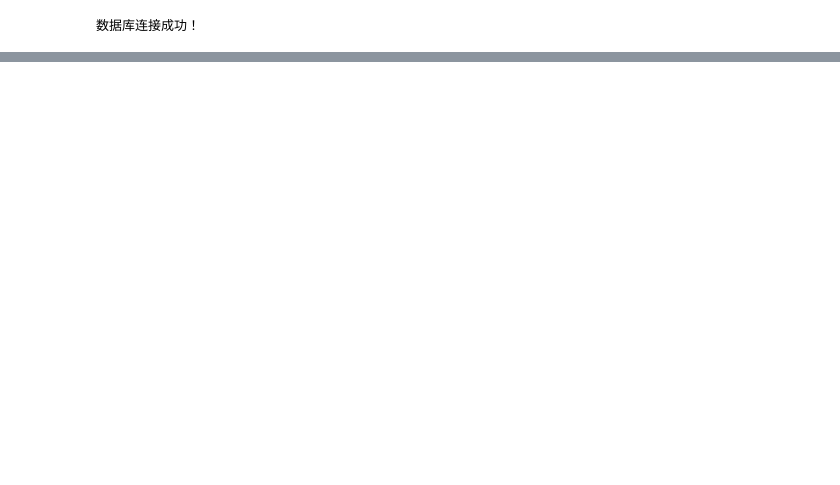
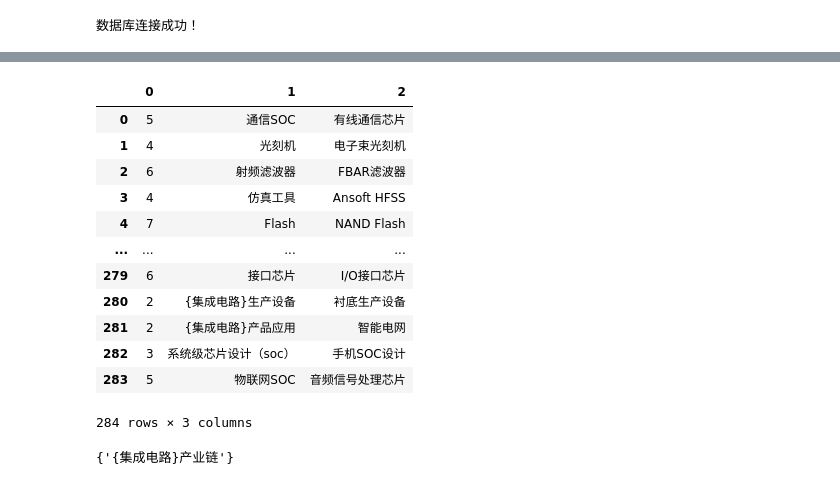
Before and after one commit to daiyipu/yiheng, a Jupyter notebook: industry_chain.ipynb, the cells around one changed output, grey strips where cells are left out. Saved outputs shown, nothing was run; the diff lists cells and outputs as text; code cells hidden in the pictures; blank space fills up the shorter version.

```diff
--- a/industry_chain.ipynb
+++ b/industry_chain.ipynb
@@ -38,0 +59,22 @@ for i in origin_chip_columns_names:
+# %%
+node_chip_pd=pd.DataFrame(node_list)
+# %%
+node_chip_pd
+# %% [output]
+|  | 0 | 1 | 2 |
+| 0 | 5 | 通信SOC | 有线通信芯片 |
+| 1 | 4 | 光刻机 | 电子束光刻机 |
+| 2 | 6 | 射频滤波器 | FBAR滤波器 |
+| 3 | 4 | 仿真工具 | Ansoft HFSS |
+| 4 | 7 | Flash | NAND Flash |
+| ... | ... | ... | ... |
+| 279 | 6 | 接口芯片 | I/O接口芯片 |
+| 280 | 2 | {集成电路}生产设备 | 衬底生产设备 |
+| 281 | 2 | {集成电路}产品应用 | 智能电网 |
+| 282 | 3 | 系统级芯片设计（soc） | 手机SOC设计 |
+| 283 | 5 | 物联网SOC | 音频信号处理芯片 |
+284 rows × 3 columns
+# %%
+set(origin_chip_pd.iloc[:,0])
+# %% [output]
+{'{集成电路}产业链'}
```
Also changed, not shown: parts of 5 cells of this notebook.
